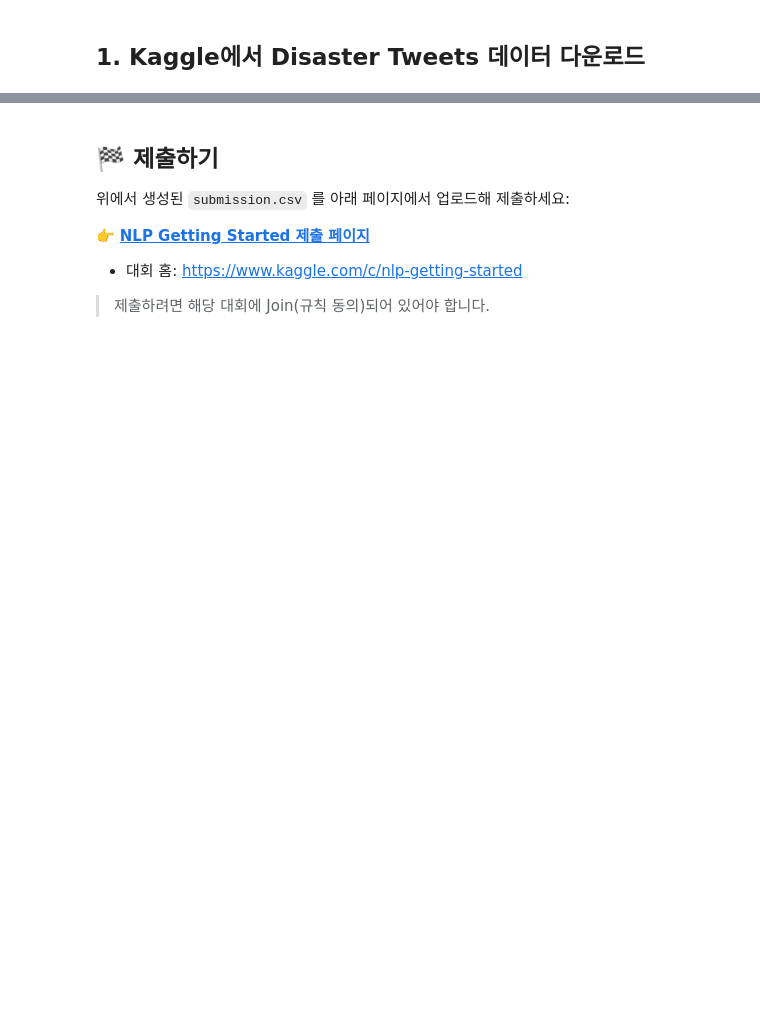
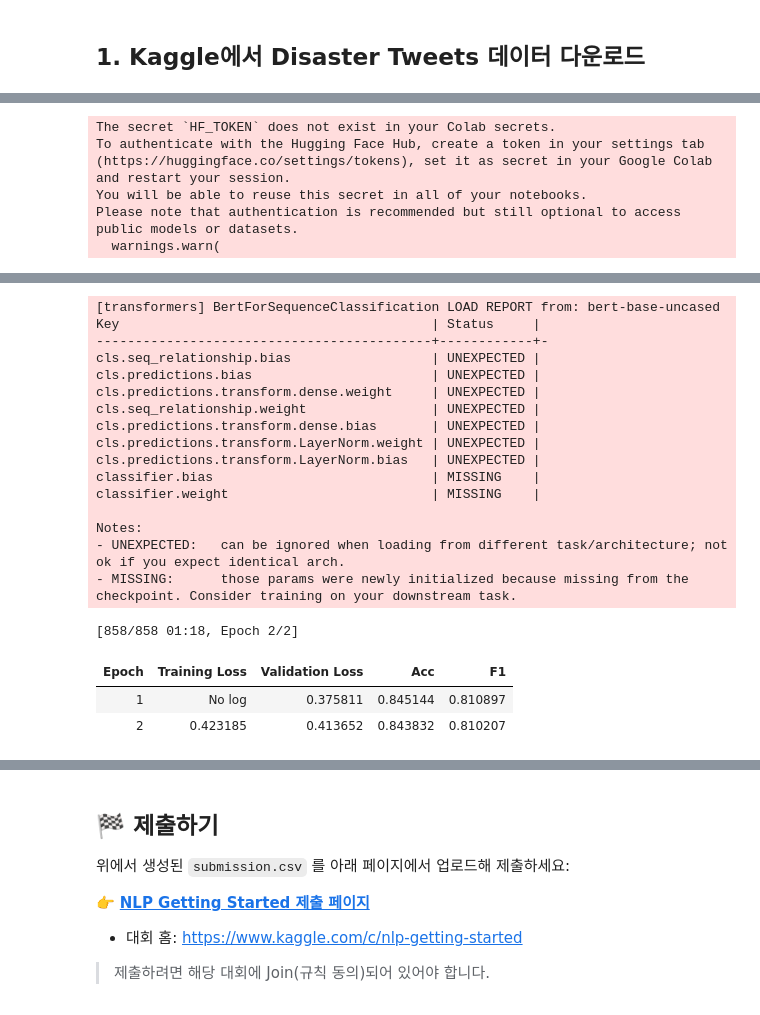
Before and after one commit to scvcoder/koai-colab, a Jupyter notebook: 12_nlp-getting-started_bert_colab.ipynb, the cells around one changed output, grey strips where cells are left out. Drawn from its saved outputs; the diff is of its cells as text; code cells hidden in the pictures; blank space fills up the shorter version.

```diff
--- a/12_nlp-getting-started_bert_colab.ipynb
+++ b/12_nlp-getting-started_bert_colab.ipynb
@@ -115,0 +49,35 @@ with torch.no_grad():
+# %%
+import os,numpy as np,pandas as pd
+from datasets import Dataset
+from transformers import AutoTokenizer,AutoModelForSequenceClassification,Trainer,TrainingArguments
+from sklearn.metrics import f1_score,accuracy_score
+MODEL_NAME='bert-base-uncased'
+train_df=pd.read_csv(os.path.join(WORK_DIR,'train.csv')).fillna("")
+test_df=pd.read_csv(os.path.join(WORK_DIR,'test.csv')).fillna("")
+ds=Dataset.from_pandas(train_df).rename_column('target','label').train_test_split(test_size=0.1,seed=42)
+test_ds=Dataset.from_pandas(test_df)
+tokenizer=AutoTokenizer.from_pretrained(MODEL_NAME)
+def tokenize(batch):  return tokenizer(batch['text'],truncation=True,padding='max_length',max_length=128)
+ds=ds.map(tokenize,batched=True)
+test_ds=test_ds.map(tokenize,batched=True)
+model=AutoModelForSequenceClassification.from_pretrained(MODEL_NAME,num_labels=2)
+def compute_metrics(p):
+    preds=np.argmax(p.predictions,axis=1)
+    return {'acc':accuracy_score(p.label_ids,preds),'f1':f1_score(p.label_ids,preds)}
+args=TrainingArguments(
+    output_dir='./res',eval_strategy='epoch',
+    learning_rate=2e-5,num_train_epochs=2,
+    per_device_train_batch_size=16,per_device_eval_batch_size=32
+)
+trainer=Trainer(
+    model=model,args=args,train_dataset=ds['train'],eval_dataset=ds['test'],compute_metrics=compute_metrics
+)
+trainer.train()
+preds=np.argmax(trainer.predict(test_ds).predictions,axis=1)
+pd.DataFrame({"id": test_df["id"], "target": preds}).to_csv(os.path.join(WORK_DIR, "submission.csv"), index=False)
+# %% [output]
+The secret `HF_TOKEN` does not exist in your Colab secrets.
+To authenticate with the Hugging Face Hub, create a token in your settings tab (https://huggingface.co/settings/tokens), set it as secret in your Google Colab and restart your session.
+You will be able to reuse this secret in all of your notebooks.
+Please note that authentication is recommended but still optional to access public models or datasets.
+  warnings.warn(
@@ -115,0 +86,20 @@ with torch.no_grad():
+[transformers] BertForSequenceClassification LOAD REPORT from: bert-base-uncased
+Key                                        | Status     |
+-------------------------------------------+------------+-
+cls.seq_relationship.bias                  | UNEXPECTED |
+cls.predictions.bias                       | UNEXPECTED |
+cls.predictions.transform.dense.weight     | UNEXPECTED |
+cls.seq_relationship.weight                | UNEXPECTED |
+cls.predictions.transform.dense.bias       | UNEXPECTED |
+cls.predictions.transform.LayerNorm.weight | UNEXPECTED |
+cls.predictions.transform.LayerNorm.bias   | UNEXPECTED |
+classifier.bias                            | MISSING    |
+classifier.weight                          | MISSING    |
+
+Notes:
+- UNEXPECTED:   can be ignored when loading from different task/architecture; not ok if you expect identical arch.
+- MISSING:      those params were newly initialized because missing from the checkpoint. Consider training on your downstream task.
+[858/858 01:18, Epoch 2/2]
+| Epoch | Training Loss | Validation Loss | Acc | F1 |
+| 1 | No log | 0.375811 | 0.845144 | 0.810897 |
+| 2 | 0.423185 | 0.413652 | 0.843832 | 0.810207 |
```
Also changed, not shown: parts of 19 cells of this notebook.
